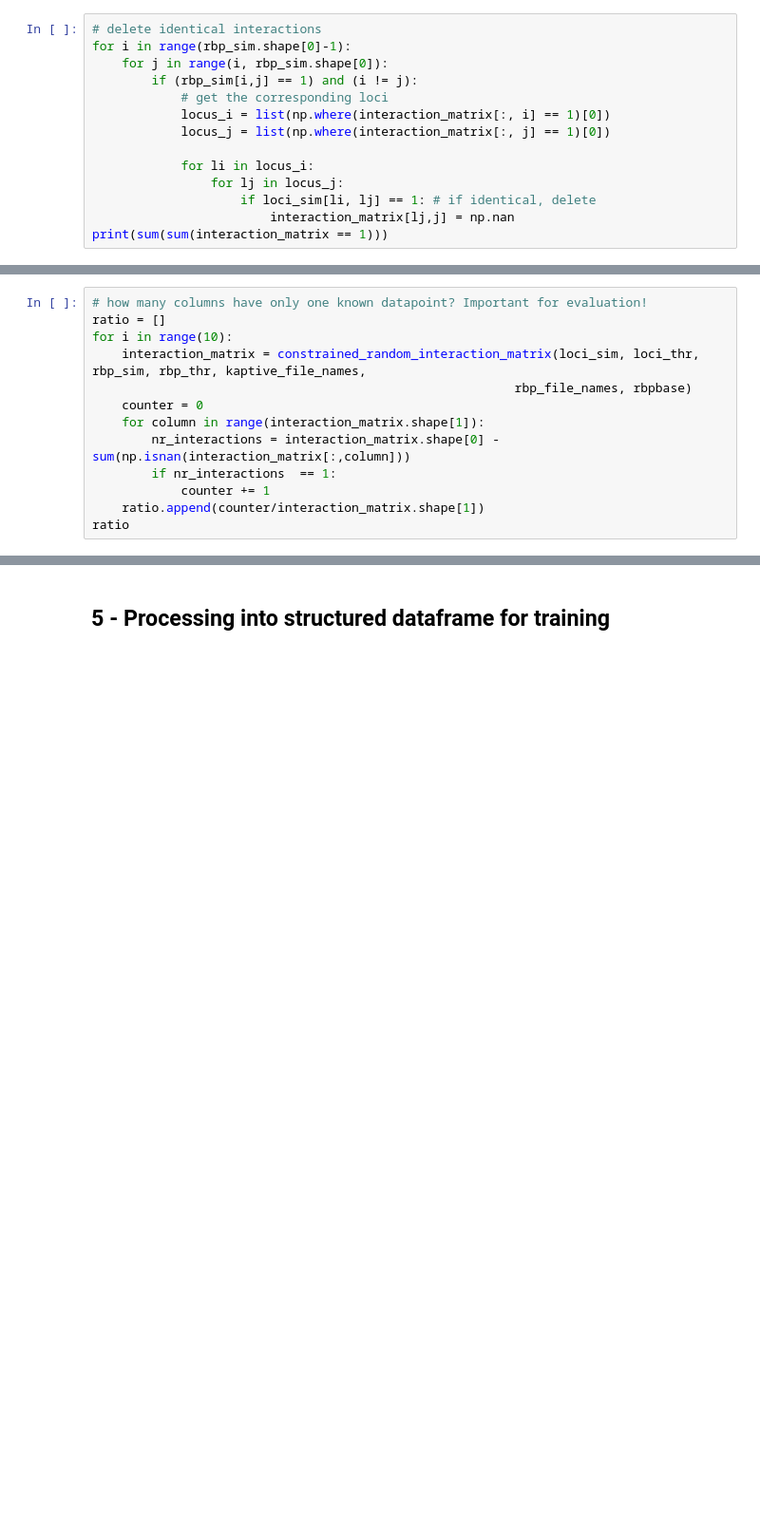
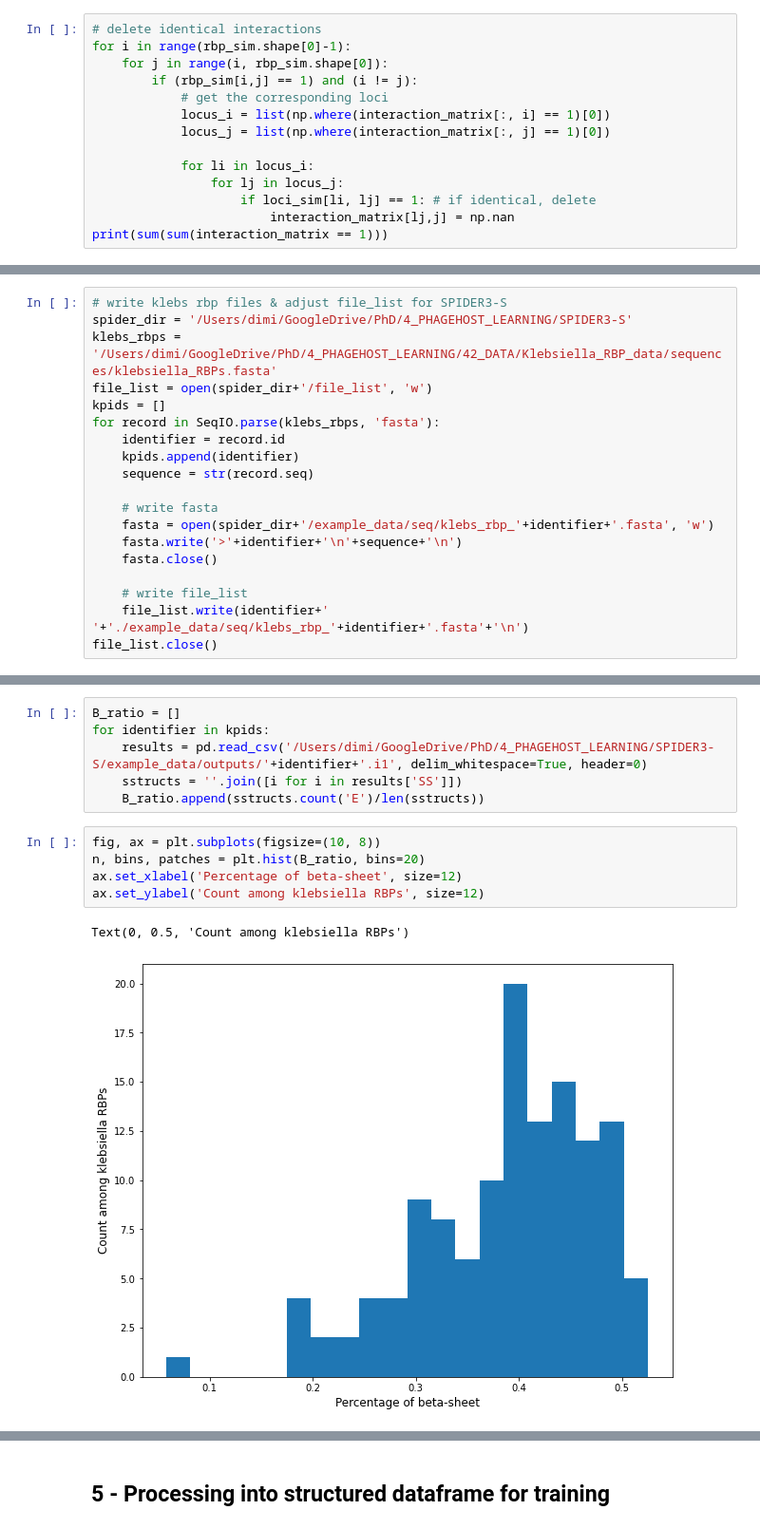
Before and after one commit to dimiboeckaerts/PhageHostLearn, a Jupyter notebook: RBP-R.ipynb, the cells around one changed output, grey strips where cells are left out. Shown at 95% size. Saved outputs shown, nothing was run; the diff lists cells and outputs as text; blank space fills up the shorter version.

```diff
--- a/RBP-R.ipynb
+++ b/RBP-R.ipynb
@@ -513,13 +527,0 @@ print(sum(sum(interaction_matrix == 1)))
-# %%
-# how many columns have only one known datapoint? Important for evaluation!
-ratio = []
-for i in range(10):
-    interaction_matrix = constrained_random_interaction_matrix(loci_sim, loci_thr, rbp_sim, rbp_thr, kaptive_file_names,
-                                                         rbp_file_names, rbpbase)
-    counter = 0
-    for column in range(interaction_matrix.shape[1]):
-        nr_interactions = interaction_matrix.shape[0] - sum(np.isnan(interaction_matrix[:,column]))
-        if nr_interactions  == 1:
-            counter += 1
-    ratio.append(counter/interaction_matrix.shape[1])
-ratio
@@ -595,0 +544,19 @@ sns.heatmap(rbp_sim)
+# %%
+# write klebs rbp files & adjust file_list for SPIDER3-S
+spider_dir = '/Users/dimi/GoogleDrive/PhD/4_PHAGEHOST_LEARNING/SPIDER3-S'
+klebs_rbps = '/Users/dimi/GoogleDrive/PhD/4_PHAGEHOST_LEARNING/42_DATA/Klebsiella_RBP_data/sequences/klebsiella_RBPs.fasta'
+file_list = open(spider_dir+'/file_list', 'w')
+kpids = []
+for record in SeqIO.parse(klebs_rbps, 'fasta'):
+    identifier = record.id
+    kpids.append(identifier)
+    sequence = str(record.seq)
+
+    # write fasta
+    fasta = open(spider_dir+'/example_data/seq/klebs_rbp_'+identifier+'.fasta', 'w')
+    fasta.write('>'+identifier+'\n'+sequence+'\n')
+    fasta.close()
+
+    # write file_list
+    file_list.write(identifier+' '+'./example_data/seq/klebs_rbp_'+identifier+'.fasta'+'\n')
+file_list.close()
@@ -595,0 +572,14 @@ sns.heatmap(rbp_sim)
+# %%
+B_ratio = []
+for identifier in kpids:
+    results = pd.read_csv('/Users/dimi/GoogleDrive/PhD/4_PHAGEHOST_LEARNING/SPIDER3-S/example_data/outputs/'+identifier+'.i1', delim_whitespace=True, header=0)
+    sstructs = ''.join([i for i in results['SS']])
+    B_ratio.append(sstructs.count('E')/len(sstructs))
+# %%
+fig, ax = plt.subplots(figsize=(10, 8))
+n, bins, patches = plt.hist(B_ratio, bins=20)
+ax.set_xlabel('Percentage of beta-sheet', size=12)
+ax.set_ylabel('Count among klebsiella RBPs', size=12)
+# %% [output]
+Text(0, 0.5, 'Count among klebsiella RBPs')
+[figure, added]
```
Also changed, not shown: parts of 36 cells of this notebook, 3 other files.
